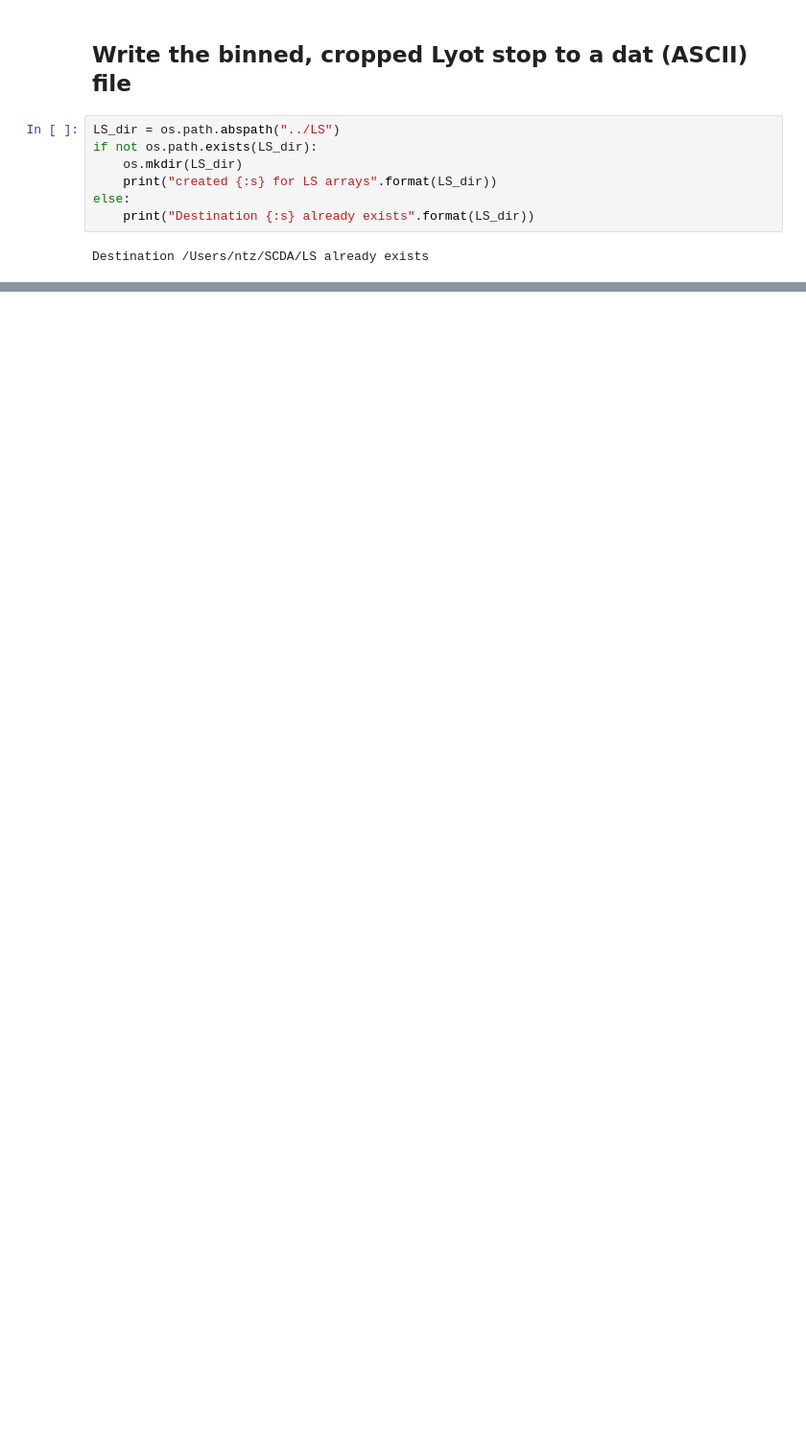
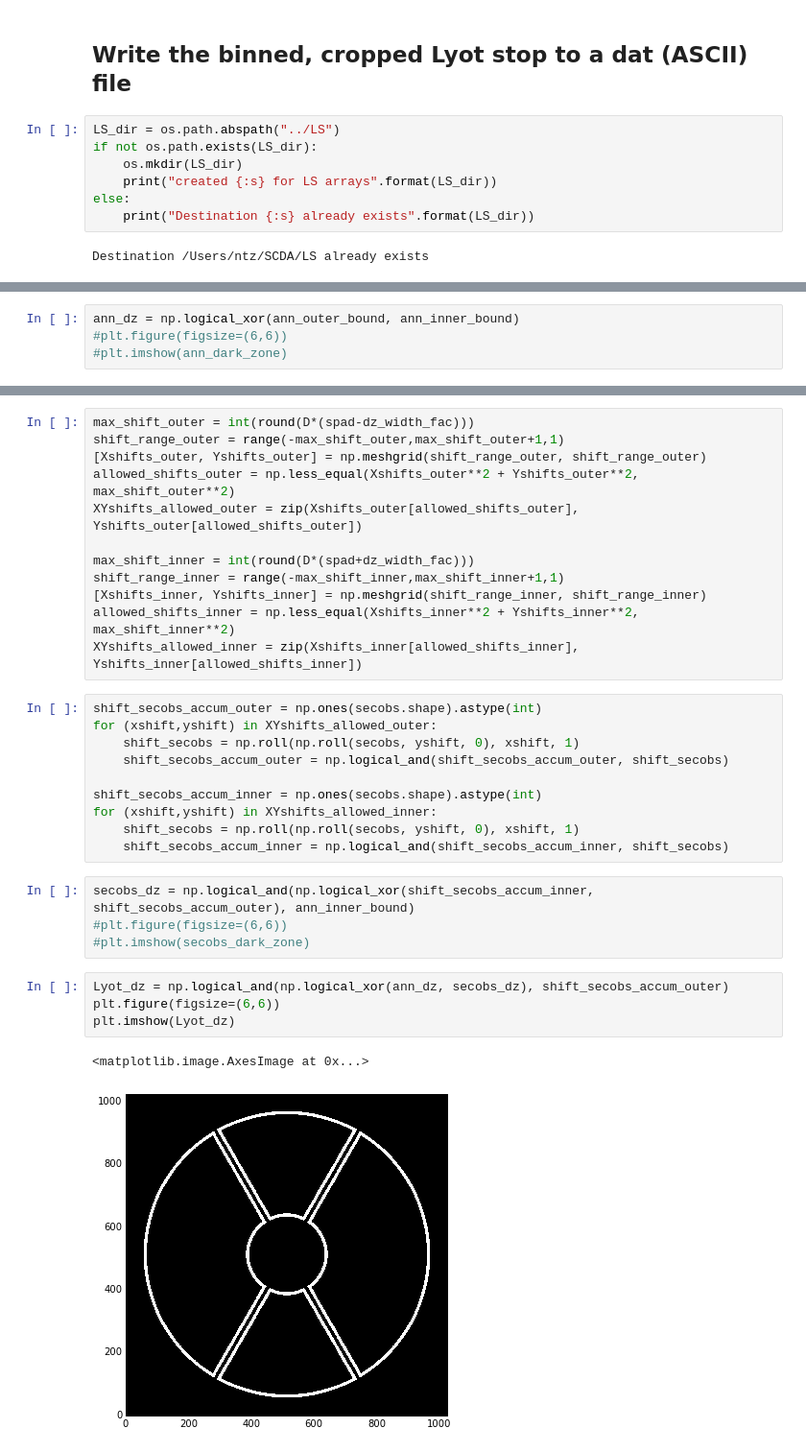
Before and after one commit to neilzim/SCDA, a Jupyter notebook: make_Lyotstop_obs1.ipynb, the cells around one changed output, grey strips where cells are left out. Shown at 96% size. Drawn from its saved outputs; the diff is of its cells as text; blank space fills up the shorter version.

```diff
--- a/make_Lyotstop_obs1.ipynb
+++ b/make_Lyotstop_obs1.ipynb
@@ -139,0 +180,4 @@ os.listdir(LS_dir)
+# %%
+ann_dz = np.logical_xor(ann_outer_bound, ann_inner_bound)
+#plt.figure(figsize=(6,6))
+#plt.imshow(ann_dark_zone)
@@ -139,0 +186,33 @@ os.listdir(LS_dir)
+# %%
+max_shift_outer = int(round(D*(spad-dz_width_fac)))
+shift_range_outer = range(-max_shift_outer,max_shift_outer+1,1)
+[Xshifts_outer, Yshifts_outer] = np.meshgrid(shift_range_outer, shift_range_outer)
+allowed_shifts_outer = np.less_equal(Xshifts_outer**2 + Yshifts_outer**2, max_shift_outer**2)
+XYshifts_allowed_outer = zip(Xshifts_outer[allowed_shifts_outer], Yshifts_outer[allowed_shifts_outer])
+
+max_shift_inner = int(round(D*(spad+dz_width_fac)))
+shift_range_inner = range(-max_shift_inner,max_shift_inner+1,1)
+[Xshifts_inner, Yshifts_inner] = np.meshgrid(shift_range_inner, shift_range_inner)
+allowed_shifts_inner = np.less_equal(Xshifts_inner**2 + Yshifts_inner**2, max_shift_inner**2)
+XYshifts_allowed_inner = zip(Xshifts_inner[allowed_shifts_inner], Yshifts_inner[allowed_shifts_inner])
+# %%
+shift_secobs_accum_outer = np.ones(secobs.shape).astype(int)
+for (xshift,yshift) in XYshifts_allowed_outer:
+    shift_secobs = np.roll(np.roll(secobs, yshift, 0), xshift, 1)
+    shift_secobs_accum_outer = np.logical_and(shift_secobs_accum_outer, shift_secobs)
+
+shift_secobs_accum_inner = np.ones(secobs.shape).astype(int)
+for (xshift,yshift) in XYshifts_allowed_inner:
+    shift_secobs = np.roll(np.roll(secobs, yshift, 0), xshift, 1)
+    shift_secobs_accum_inner = np.logical_and(shift_secobs_accum_inner, shift_secobs)
+# %%
+secobs_dz = np.logical_and(np.logical_xor(shift_secobs_accum_inner, shift_secobs_accum_outer), ann_inner_bound)
+#plt.figure(figsize=(6,6))
+#plt.imshow(secobs_dark_zone)
+# %%
+Lyot_dz = np.logical_and(np.logical_xor(ann_dz, secobs_dz), shift_secobs_accum_outer)
+plt.figure(figsize=(6,6))
+plt.imshow(Lyot_dz)
+# %% [output]
+<matplotlib.image.AxesImage at 0x...>
+[figure, added]
```
Also changed, not shown: parts of 27 cells of this notebook, 1 other file.
